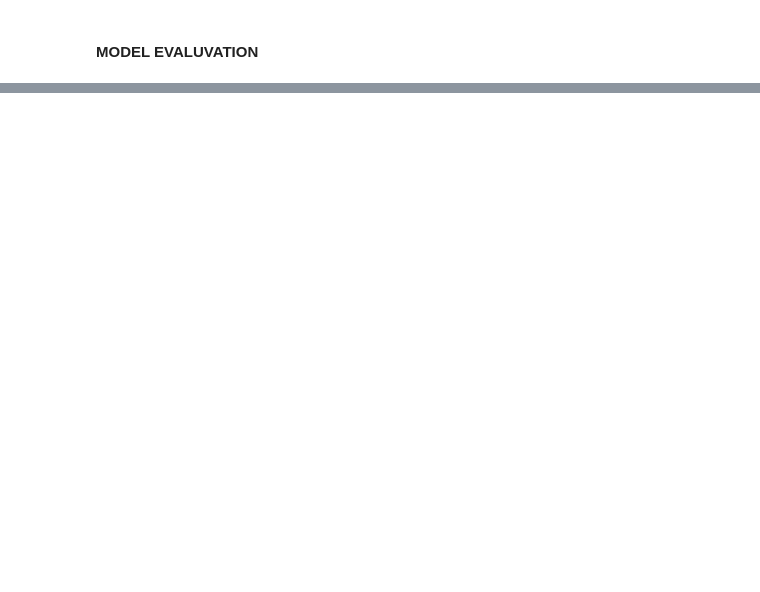
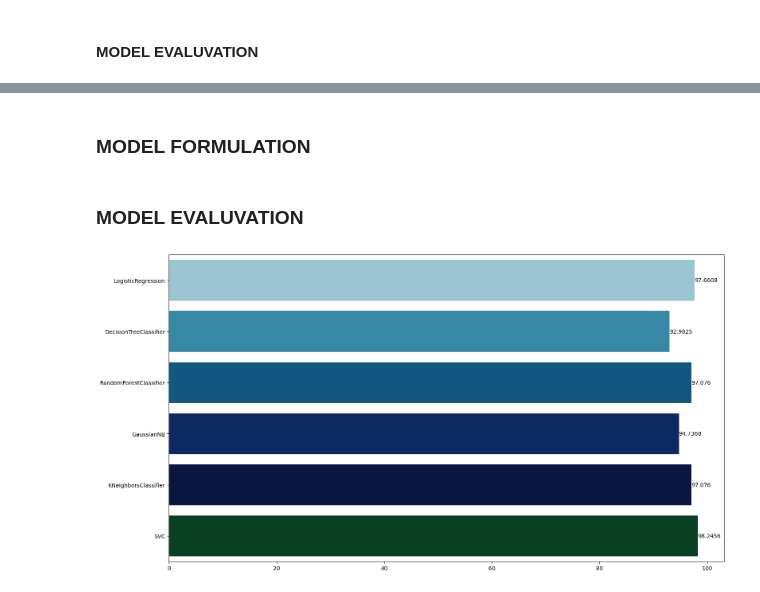
Before and after one commit to Akshaj000/UniversalMLDataProcessor, a Jupyter notebook: Submission/code_space.ipynb, the cells around one changed output, grey strips where cells are left out. Cells and saved outputs as stored; diff of their text form; code cells hidden in the pictures; blank space fills up the shorter version.

```diff
--- a/Submission/code_space.ipynb
+++ b/Submission/code_space.ipynb
@@ -519,0 +561,4 @@ draw_heatmap(review)
+# %%
+from sklearn.datasets import load_digits
+dataset_3 = pd.DataFrame(data = load_digits().data,columns = load_digits().feature_names)
+dataset_3['label'] = load_digits().target
@@ -519,0 +600,19 @@ draw_heatmap(review)
+# %%
+fig,axes = plt.subplots(nrows=2,ncols=3,figsize=(9,6))
+col =row=0
+for i in range(6):
+    if col == 3:
+        col =0
+        row+=1
+        axes[row][col].imshow(load_digits().images[i])
+        axes[row][col].set_xlabel(dataset_3['label'].iloc[i],fontsize=15)
+        axes[row][col].set_xticklabels([])
+        axes[row][col].set_yticklabels([])
+        col+=1
+    else:
+        axes[row][col].imshow(load_digits().images[i])
+        axes[row][col].set_xlabel(dataset_3['label'].iloc[i],fontsize=15)
+        axes[row][col].set_xticklabels([])
+        axes[row][col].set_yticklabels([])
+        col+=1
+fig.show()
@@ -519,0 +637,2 @@ draw_heatmap(review)
+# %% [markdown]
+### MODEL FORMULATION
@@ -519,0 +643,8 @@ draw_heatmap(review)
+# %% [markdown]
+### MODEL EVALUVATION
+# %%
+a_obj = draw_plot(review,'score on test data')
+for i in a_obj.containers:
+    a_obj.bar_label(i)
+# %% [output]
+[figure, added]
```
Also changed, not shown: parts of 39 cells of this notebook, 1 other file.
